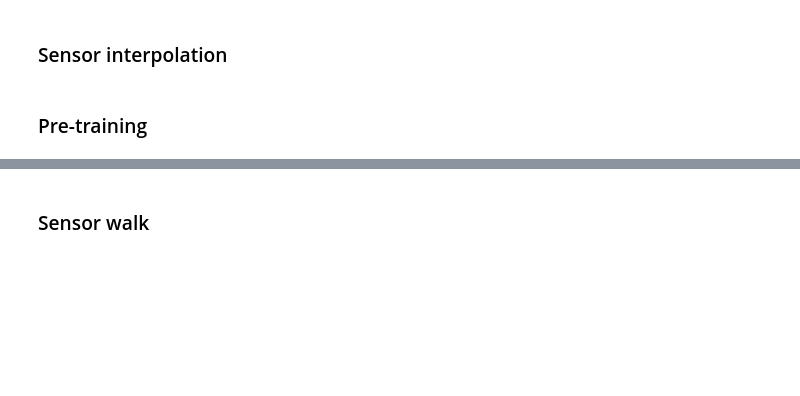
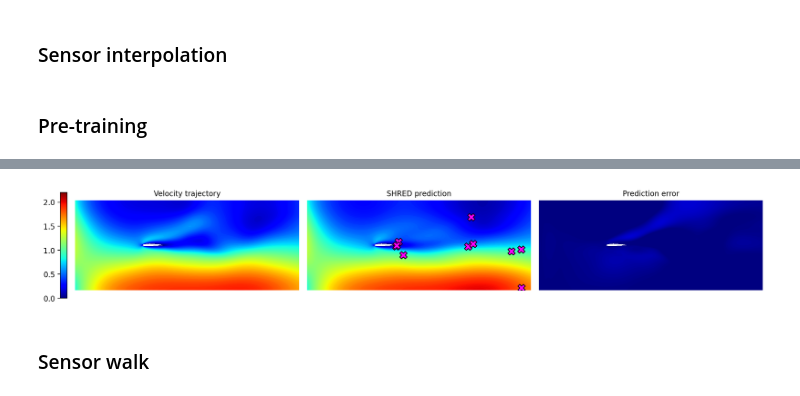
Before and after one commit to adrianoracano/mySHRED, a Jupyter notebook: mySHRED.ipynb, the cells around one changed output, grey strips where cells are left out. Cells and saved outputs as stored; diff of their text form; code cells hidden in the pictures; blank space fills up the shorter version.

Commit message:
nuovo modo di estrarre sensori iniziali

```diff
--- a/mySHRED.ipynb
+++ b/mySHRED.ipynb
@@ -81,6 +76,9 @@ Aoa = 20
 # N_points = 121
 # c_x, c_y = 0.2 * L + 0.5 * chord, H / 2
 x_le, y_le = 0.3 * L, 0.5 * H
+
+le_id_true = np.argmin(np.sum((naca0012_coords - np.array([[x_le, y_le, 0]]))**2, axis = 1)).item()
+te_id_true = np.argmin(np.sum((naca0012_coords - np.array([[x_le + chord, y_le, 0]]))**2, axis = 1)).item()
 # %% [markdown]
 ### Utilities
 # %%
@@ -711,7 +794,8 @@ train_out = torch.zeros((n_sensors_choices_per_trajectory * ntrain * ntimes, kve
 sensor_coords_exp = torch.zeros((n_sensors_choices_per_trajectory * ntrain * ntimes, nsensors, coord_dim)).to(device)
 for i in range(n_sensors_choices_per_trajectory):
     sensors_idx_train = np.stack([
-        np.random.choice(nvelocity, nsensors, replace=False)
+        # np.random.choice(nvelocity, nsensors, replace=False)
+        extract_sensor_indices(naca0012_coords, naca0012_airfoil_coords, nsensors, dist_min=1, idx_le=le_id_true, idx_te=te_id_true, chord=chord, dist_edge=0.5)
         for _ in range(ntrain)
     ], axis=0)    # (n_sensors_choices_per_trajectory * ntrain, nsensors)
 
@@ -740,7 +824,8 @@ valid_out = torch.zeros((n_sensors_choices_per_trajectory * nvalid * ntimes, kve
 sensor_coords_exp_valid = torch.zeros((n_sensors_choices_per_trajectory * nvalid * ntimes, nsensors, coord_dim)).to(device)
 for i in range(n_sensors_choices_per_trajectory):
     sensors_idx_valid = np.stack([
-        np.random.choice(nvelocity, nsensors, replace=False)
+        # np.random.choice(nvelocity, nsensors, replace=False)
+        extract_sensor_indices(naca0012_coords, naca0012_airfoil_coords, nsensors, dist_min=1, idx_le=le_id_true, idx_te=te_id_true, chord=chord, dist_edge=0.5)
         for _ in range(nvalid)
     ], axis=0)
 
@@ -1033,8 +1133,8 @@ def trajectories_with_sensors(yts, plot, sensors_coordinates_list,
 # %%
 whichtimes = np.arange(0, 200, 5)
 # whichtrajectory = np.random.choice(ntest)
-whichtrajectory = 19
-mult = 4
+whichtrajectory = 3
+mult = 1
 
 nsensors_test = int(nsensors * mult)
 
@@ -1065,33 +1165,35 @@ titles = (
           "Velocity trajectory",
           "SHRED prediction",
           # "SHRED prediction (qr-pivoted sensors)",
           "Prediction error",
           )
 sensors_coordinates_list  = [
                             [],
                             sensors_coords_test[0],
                             # sensors_coords_test_qrpiv[0],
                             [],
                             ]
 
 params_geo = MUtest[whichtrajectory, 0, 2:]
 # redefine plot_v on new triang
 _, triang = update_coords_and_triang(params_geo)
 def plot_v(v, triang = triang, norm = None, cmap = cmap):
     if not norm == None:
         plt.tricontourf(triang, v, cmap = cmap, norm = norm, levels = 200)
     else:
         plt.tricontourf(triang, v, cmap = cmap, levels = 200)
     plt.gca().set_aspect("equal")
     add_zoom(zoom = 1.1)
 
 trajectories_with_sensors(plotlist, plot_v, sensors_coordinates_list,
                       titles = titles,
                       figsize = (10, 5), vertical = False,
                       # save = True, name = f"gifs/traj{whichtrajectory}_sens{nsensors_test}",
                       cmap = cmap,
                       # plot_sensors = False,
                       )
+# %% [output]
+[figure, added]
 # %%
 import gc
 whichtimes = np.arange(0, 200, 5)
```
Also changed, not shown: parts of 8 cells of this notebook.
